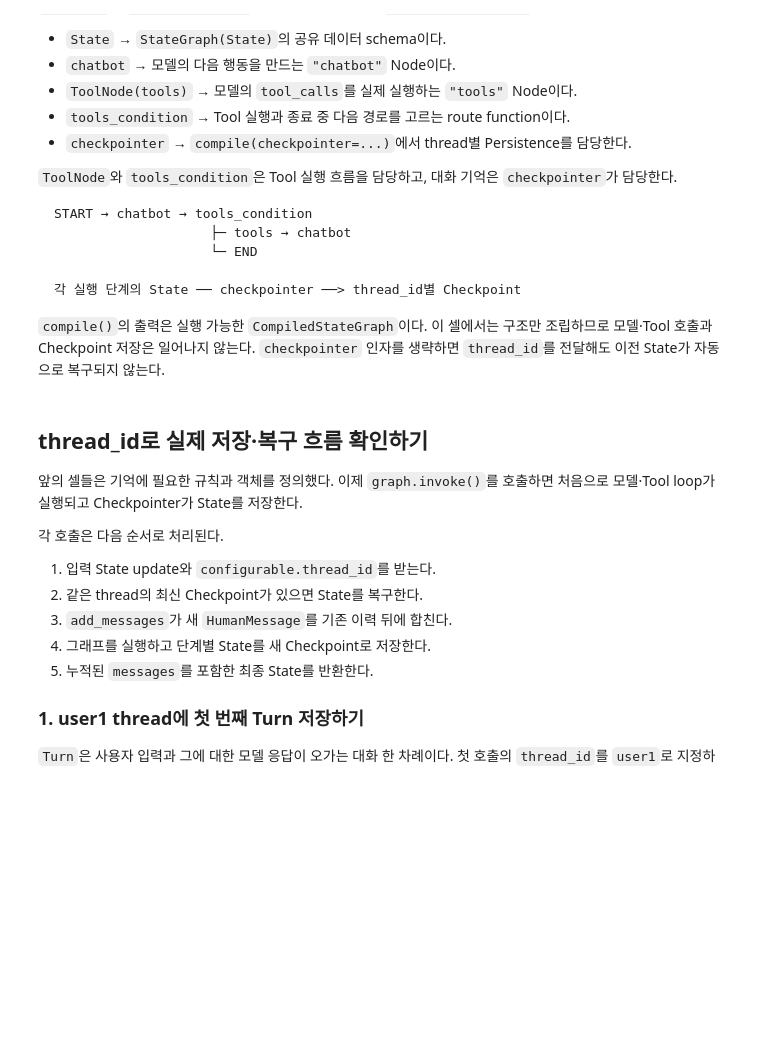
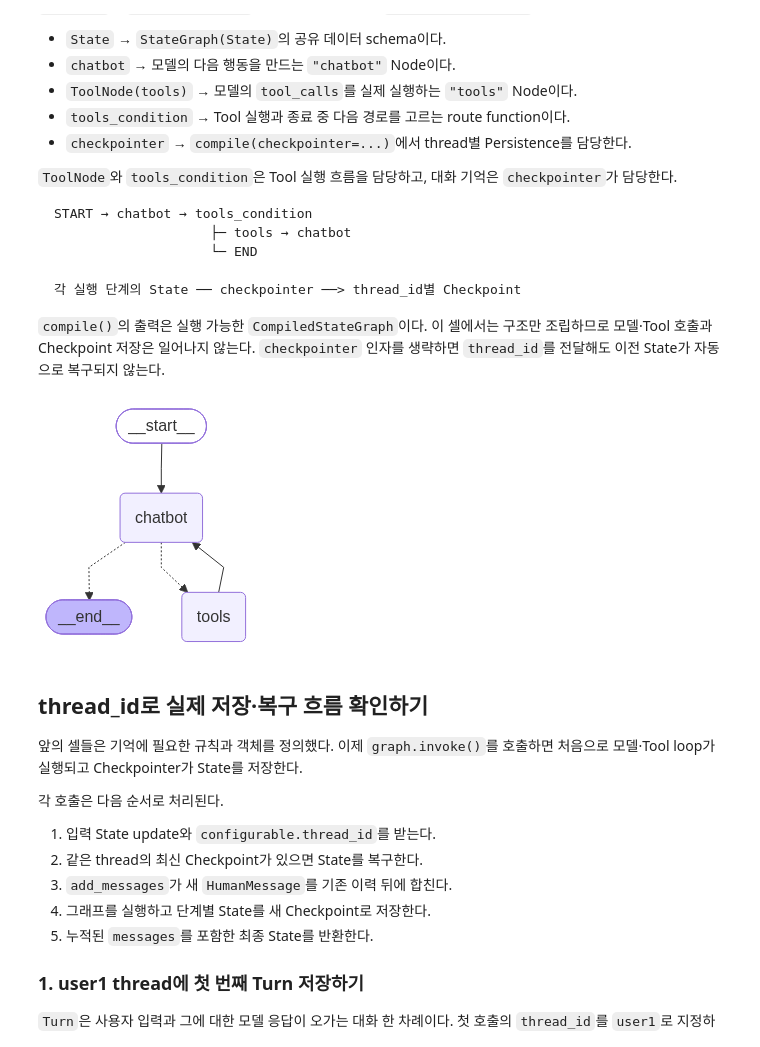
Before and after one commit to RabbitTasteDog-PRO/09_llm, a Jupyter notebook: 08_langgraph/01_langgraph_basics/04_langgraph_memory.ipynb, the cells around one changed output. Saved outputs shown, nothing was run; the diff lists cells and outputs as text; code cells hidden in the pictures; blank space fills up the shorter version.

```diff
--- a/08_langgraph/01_langgraph_basics/04_langgraph_memory.ipynb
+++ b/08_langgraph/01_langgraph_basics/04_langgraph_memory.ipynb
@@ -85,3 +111,11 @@ from langchain_openai import ChatOpenAI
+# %%
+from langchain_openai import ChatOpenAI
+
+llm = ChatOpenAI(model=OPENAI_CHAT_MODEL, use_responses_api=True)
+
+# llm 이 툴을 호출할수있게 bind함
+tools = [tavily_tool]
+llm_with_tools = llm.bind_tools(tools)
 # %% [markdown]
 ## Checkpoint 대화 기억을 완성할 네 구성 요소
 
@@ -118,6 +152,10 @@ from typing import Annotated, TypedDict
 
 from langchain_core.messages import AnyMessage
 from langgraph.graph.message import add_messages
+
+class State(TypedDict):
+    # AnyMessage : 스테이트가 가지는 키와 벨류를 정의
+    messages: Annotated[list[AnyMessage], add_messages]
 # %% [markdown]
 ### 2. 복구된 대화를 읽는 chatbot Node 정의하기
 
@@ -129,6 +167,11 @@ from langgraph.graph.message import add_messages
 - 다음 사용처: Tool 요청 유무에 따라 Tool Node 또는 종료 경로로 이동하고, 갱신된 State는 Checkpoint에 저장된다.
 
 Node는 Checkpointer를 직접 호출하지 않는다. Node가 State update를 반환하면 LangGraph runtime이 실행 단계의 경계에서 저장을 요청한다. 이 셀은 함수 정의 단계이므로 모델 API는 아직 호출하지 않는다.
+# %%
+# 전달 받은 State에는 복구된 이전 대화 내욕이 담겨있다
+def chatbot(state: State) -> dict:
+    response = llm_with_tools.invoke(state["messages"])
+    return {"messages": [response]}
 # %% [markdown]
 ### 3. State를 저장할 Checkpointer 만들기
 
@@ -155,6 +198,9 @@ Node는 Checkpointer를 직접 호출하지 않는다. Node가 State update를
 `InMemorySaver()` 객체를 만드는 것만으로는 아무 State도 저장되지 않는다. Python 프로세스가 끝나면 기록도 모두 사라지므로, 재시작 복구가 필요한 운영 서비스에는 PostgresSaver 같은 DB 기반 구현을 사용한다.
 # %%
 from langgraph.checkpoint.memory import InMemorySaver
+
+# 현재 Jupyter server 메모리를 저장소로 사용
+check_pointer = InMemorySaver()
 # %% [markdown]
 ### 4. 네 구성 요소를 Persistence가 있는 Tool loop로 조립하기
 
@@ -187,3 +229,39 @@ from langgraph.prebuilt import ToolNode, tools_condition
+# %%
+from langgraph.graph import END, START, StateGraph
+from langgraph.prebuilt import ToolNode, tools_condition
+
+# Builder
+workflow = StateGraph(State)
+
+
+# 노트 등록
+workflow.add_node("chatbot", chatbot)
+# preBuilt ToolNode
+workflow.add_node("tools", ToolNode(tools))
+
+# 엣지 연결
+workflow.add_edge(START, "chatbot")
+workflow.add_edge("tools", "chatbot")
+
+# 조건 분기 설정
+workflow.add_conditional_edges(
+    # 분기할 Node
+    "chatbot",
+    # "chatbot" Note에서 반환되는 마지막 AIMessage에
+    # tool_calls가 있다면 "tools", 없으면 END
+    tools_condition,
+)
+
+
+# 실행 가능한 형태로 변경
+graph = workflow.compile(
+    # 단계별 State를 thread_id기준 CheckPointer로 저장한다
+    checkpointer=check_pointer
+)
+
+display(graph)
+# %% [output]
+[figure, added]
 # %% [markdown]
 ## thread_id로 실제 저장·복구 흐름 확인하기
 
```
Also changed, not shown: parts of 14 cells of this notebook, 17 other files.
